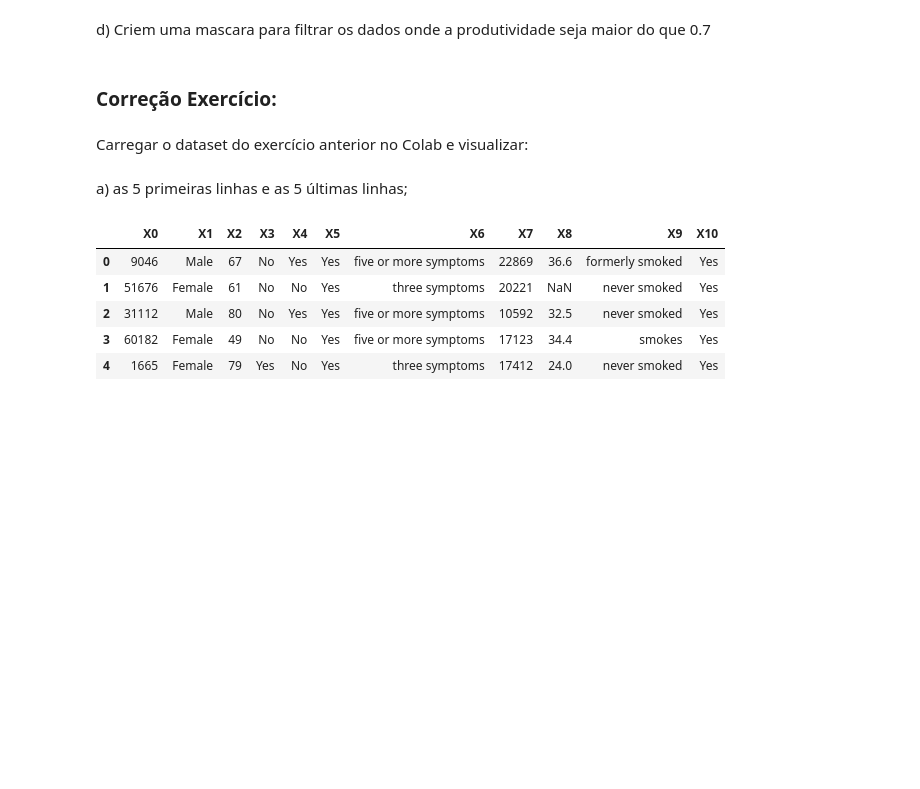
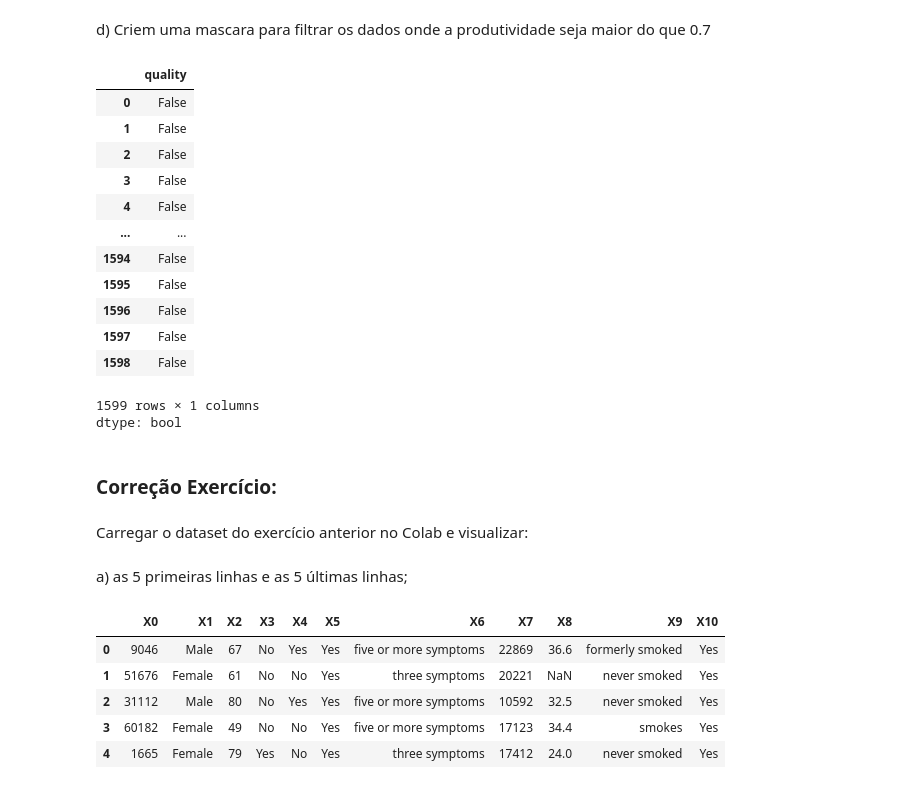
Before and after one commit to MatheusNespolo/IA-MachineLearning, a Jupyter notebook: ITI/Aula02/Aula_01_Introdução_ao_Pandas.ipynb, the cells around one changed output. Drawn from its saved outputs; the diff is of its cells as text; code cells hidden in the pictures; blank space fills up the shorter version.

```diff
--- a/ITI/Aula02/Aula_01_Introdução_ao_Pandas.ipynb
+++ b/ITI/Aula02/Aula_01_Introdução_ao_Pandas.ipynb
@@ -411,5 +471,24 @@ c) Criar um DataFrame "B" a partir de duas colunas quaisquer dos seus dados
 # %% [markdown]
 d) Criem uma mascara para filtrar os dados onde a produtividade seja maior do que 0.7
+# %%
+novos_dados = pd.read_csv("/Vinho.csv", sep= ",")
+masc = (novos_dados['quality'] > 7)
+masc
+# %% [output]
+|  | quality |
+| 0 | False |
+| 1 | False |
+| 2 | False |
+| 3 | False |
+| 4 | False |
+| ... | ... |
+| 1594 | False |
+| 1595 | False |
+| 1596 | False |
+| 1597 | False |
+| 1598 | False |
+1599 rows × 1 columns
+dtype: bool
 # %% [markdown]
 ### Correção Exercício:
 # %% [markdown]
```
Also changed, not shown: parts of 16 cells of this notebook.
